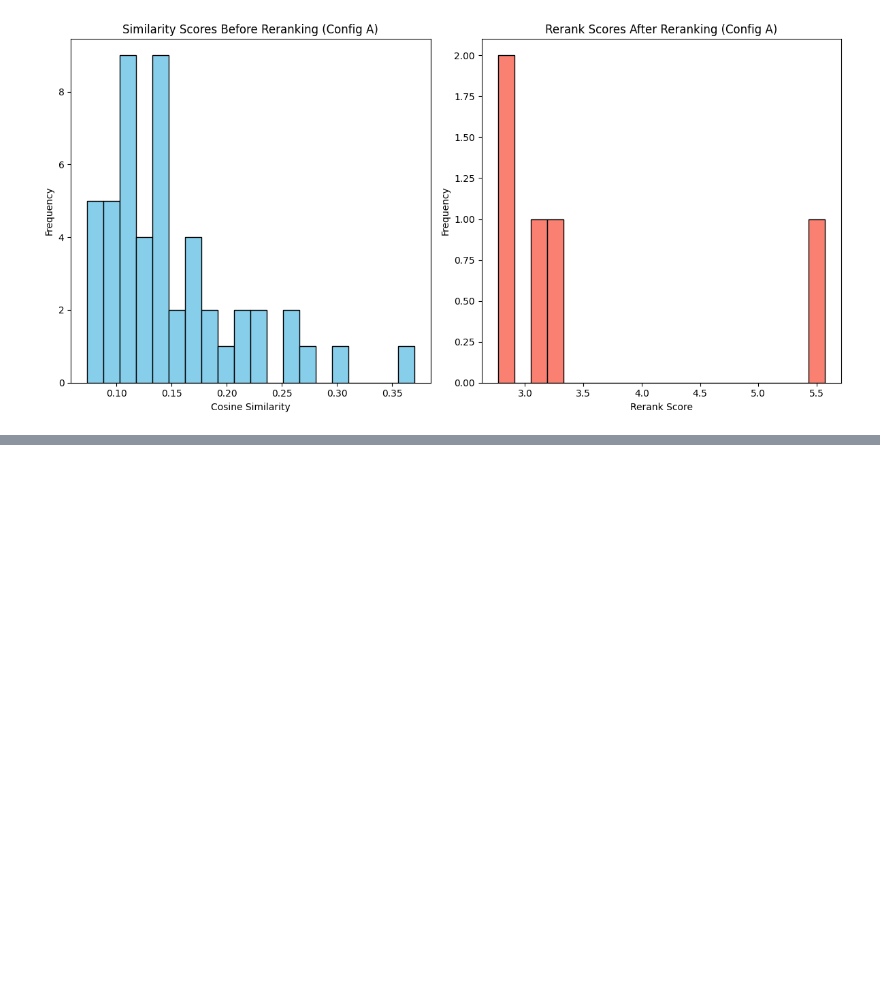
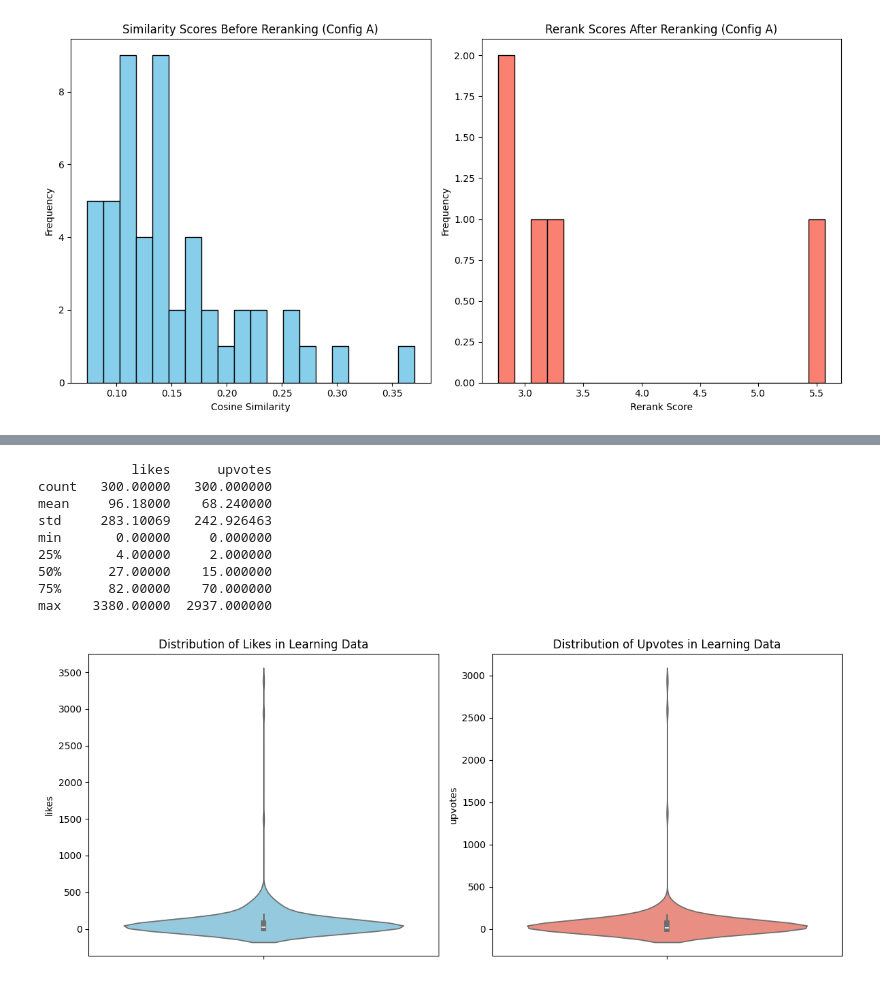
Before and after one commit to skull23412/Semantic-Search-AIT, a Jupyter notebook: app_clean.ipynb, the cells around one changed output, grey strips where cells are left out. Cells and saved outputs as stored; diff of their text form; code cells hidden in the pictures; blank space fills up the shorter version.

```diff
--- a/app_clean.ipynb
+++ b/app_clean.ipynb
@@ -1470,0 +1563,49 @@ print(summary)
+# %%
+def build_rows_for_config(query, relevant_ids, collection,config_label, candidate_k=50):
+    results, _ = retrieve_chromadb(query, collection, top_k=candidate_k)
+    reranked = rerank_candidates(query, results, top_k=len(results))
+    rows = []
+    for item in reranked:
+        candidate = item["candidate"]
+        rerank_score = item["rerank_score"]
+        row = candidate_metadata_map(query, candidate, config_label, rerank_score, relevant_ids)
+        rows.append(row)
+    return rows
+# %%
+def build_learning_data(ground_truth,  candidate_k=50):
+    all_rows = []
+    for query, relevant_ids in ground_truth.items():
+        if not relevant_ids:
+            continue
+        relevant_ids_set = set(relevant_ids)
+        rows_a = build_rows_for_config(query, relevant_ids_set, config_a_chromadb, "Config A", candidate_k)
+        rows_b = build_rows_for_config(query, relevant_ids_set, config_b_chromadb, "Config B", candidate_k)
+        all_rows.extend(rows_a)
+        all_rows.extend(rows_b)
+    return pd.DataFrame(all_rows)
+# %%
+#we want to see likes and upvotes distribution in the learning data so that we understand if there is a need to normalize these features before training the reranker
+learning_data = build_learning_data(GROUND_TRUTH, candidate_k=50)
+print(learning_data[["likes", "upvotes"]].describe())
+#plot violin plots for likes and upvotes to see their distribution and identify if there are outliers that might require normalization
+import seaborn as sns
+plt.figure(figsize=(12, 5))
+plt.subplot(1, 2, 1)
+sns.violinplot(y=learning_data["likes"], color="skyblue")
+plt.title("Distribution of Likes in Learning Data")
+plt.subplot(1, 2, 2)
+sns.violinplot(y=learning_data["upvotes"], color="salmon")
+plt.title("Distribution of Upvotes in Learning Data")
+plt.tight_layout()
+plt.show()
+# %% [output]
+            likes      upvotes
+count   300.00000   300.000000
+mean     96.18000    68.240000
+std     283.10069   242.926463
+min       0.00000     0.000000
+25%       4.00000     2.000000
+50%      27.00000    15.000000
+75%      82.00000    70.000000
+max    3380.00000  2937.000000
+[figure, added]
```
Also changed, not shown: parts of 8 cells of this notebook.
